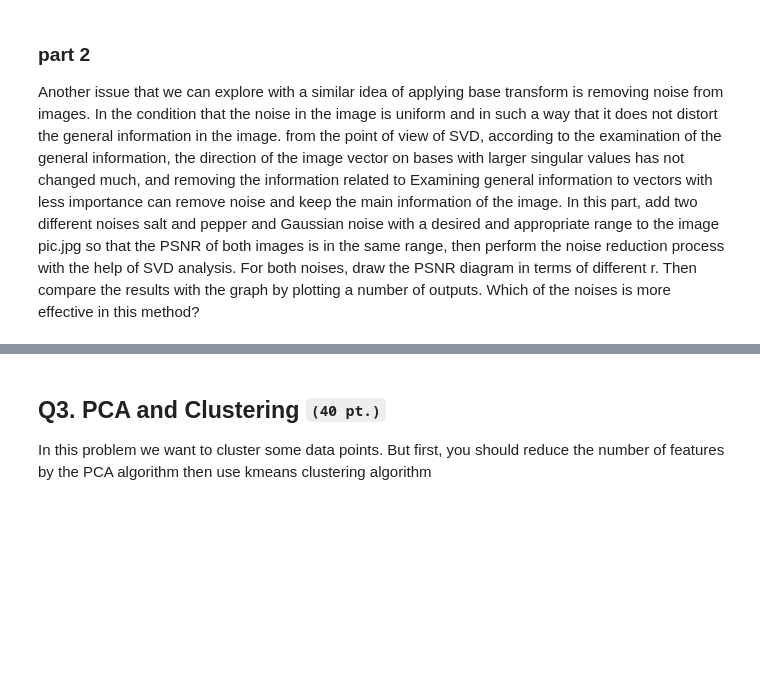
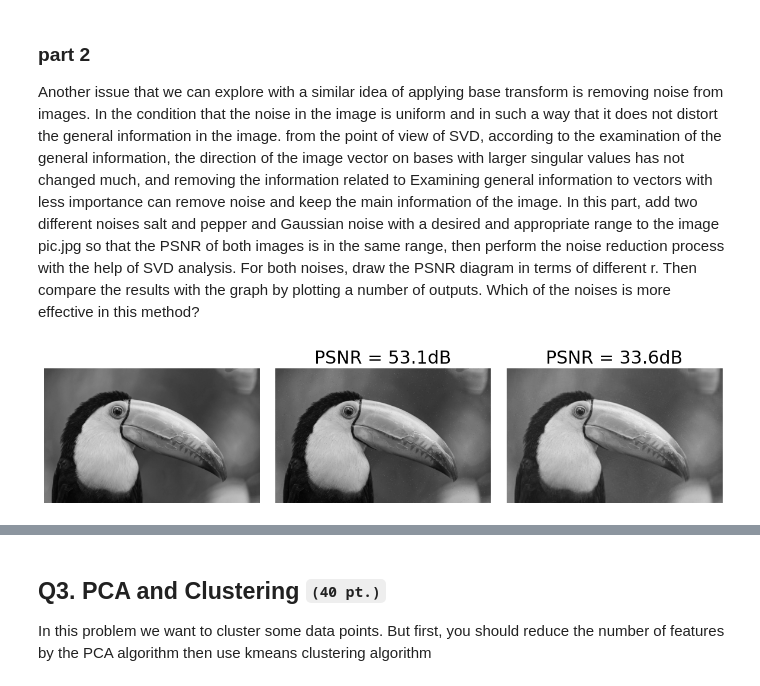
Before and after one commit to AliKouchekzade/MMIE_CHW3, a Jupyter notebook: CHW3.ipynb, the cells around one changed output, grey strips where cells are left out. Drawn from its saved outputs; the diff is of its cells as text; code cells hidden in the pictures; blank space fills up the shorter version.

```diff
--- a/CHW3.ipynb
+++ b/CHW3.ipynb
@@ -249,0 +252,33 @@ For both noises, draw the PSNR diagram in terms of different r.
+# %%
+fig = plt.figure(figsize=(12,6))
+plt.subplot(131)
+plt.imshow(image,'gray')
+plt.axis('off')
+salt_paper_noise_image = image.copy()
+salt_paper_noise_pixel = 0.0015
+for i in range(int(salt_paper_noise_pixel * m * n)):
+    row_random = np.random.randint(m,size=2)
+    column_random = np.random.randint(n,size=2)
+    salt_paper_noise_image[row_random[0],column_random[0]] , salt_paper_noise_image[row_random[1],column_random[1]] = 0,255
+    #salt_paper_noise_image[row_random[0],column_random[0]] += 40
+diff = salt_paper_noise_image - image
+PSNR =20 * np.log10(255) - 10 * np.log10(np.sum(diff ** 2) / (m * n))
+plt.subplot(132)
+plt.imshow(salt_paper_noise_image,cmap='gray')
+plt.title('PSNR = {:.3}dB'.format(PSNR))
+plt.axis('off')
+
+r = 100
+U, eign, V = np.linalg.svd(salt_paper_noise_image)
+sigma = np.eye(m,n) @ np.diag(np.append(eign[:r],np.array([0] * (n - r))))
+salt_paper_noise_image_recons = U @ sigma @ V
+diff = salt_paper_noise_image_recons - image
+PSNR =20 * np.log10(255) - 10 * np.log10(np.sum(diff ** 2) / (m * n))
+plt.subplot(133)
+plt.imshow(salt_paper_noise_image_recons,cmap='gray')
+plt.title('PSNR = {:.3}dB'.format(PSNR))
+plt.axis('off')
+fig.tight_layout()
+plt.show()
+# %% [output]
+[figure, added]
```
Also changed, not shown: parts of 12 cells of this notebook, 2 other files.
